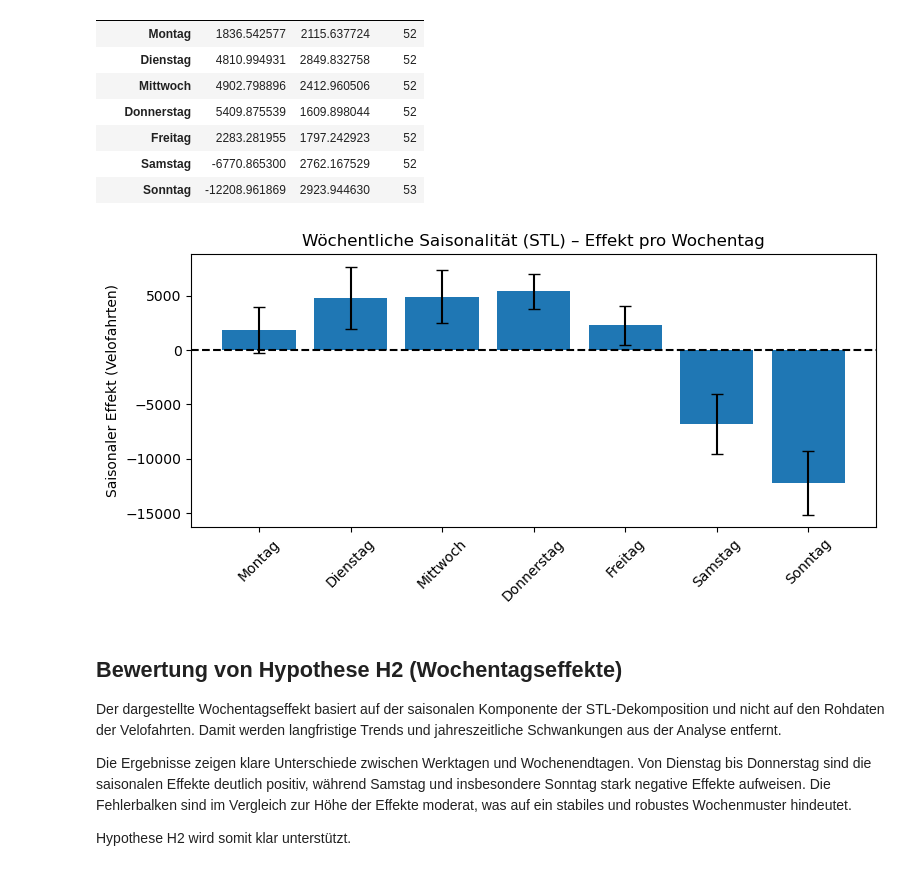
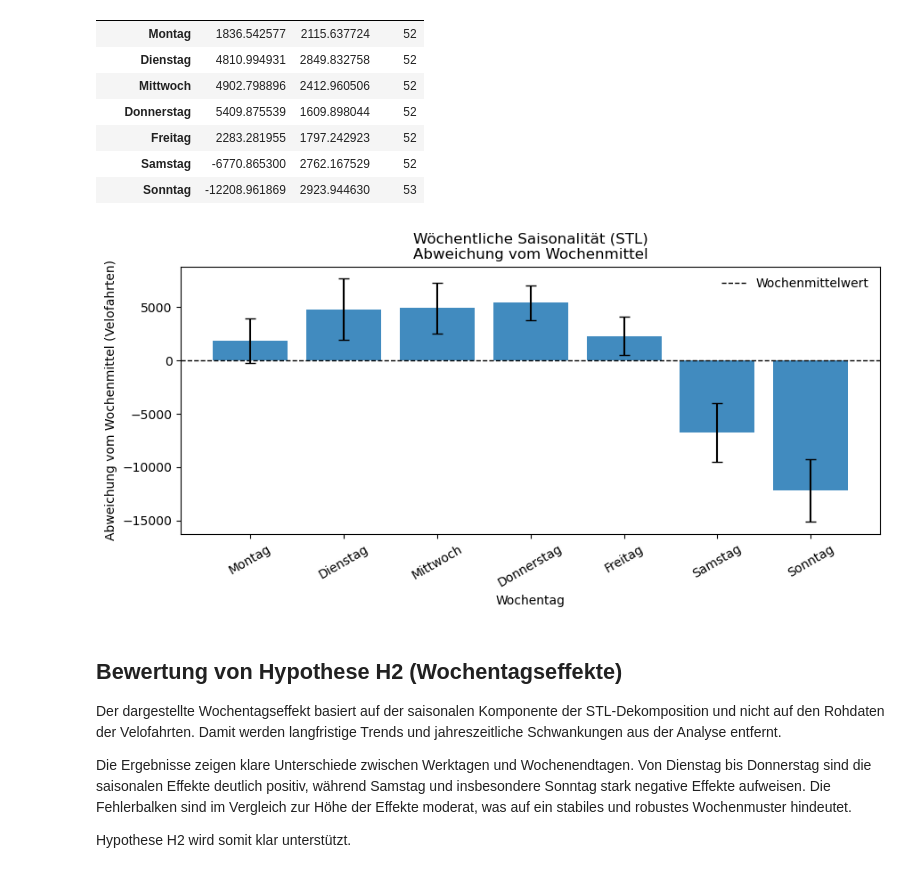
Before and after one commit to AndrinThePy/Statistik_II_Projekt, a Jupyter notebook: analyse.ipynb, the cells around one changed output. Drawn from its saved outputs; the diff is of its cells as text; code cells hidden in the pictures.

```diff
--- a/analyse.ipynb
+++ b/analyse.ipynb
@@ -836,23 +836,38 @@ weekday_season
 | Samstag | -6770.865300 | 2762.167529 | 52 |
 | Sonntag | -12208.961869 | 2923.944630 | 53 |
 # %%
-plt.figure(figsize=(8,4))
+plt.figure(figsize=(9,4.5))
 
+# Balkendiagramm mit Fehlerbalken
 plt.bar(
     weekday_season.index,
     weekday_season["mean"],
     yerr=weekday_season["std"],
-    capsize=4
+    capsize=4,
+    alpha=0.85
 )
 
-plt.axhline(0, color="black", linestyle="--")
-plt.ylabel("Saisonaler Effekt (Velofahrten)")
-plt.title("Wöchentliche Saisonalität (STL) – Effekt pro Wochentag")
-plt.xticks(rotation=45)
+# Referenzlinie: Wochenmittelwert
+plt.axhline(
+    0,
+    color="black",
+    linestyle="--",
+    linewidth=1,
+    label="Wochenmittelwert"
+)
+
+# Achsen & Titel
+plt.ylabel("Abweichung vom Wochenmittel (Velofahrten)")
+plt.xlabel("Wochentag")
+plt.title("Wöchentliche Saisonalität (STL)\nAbweichung vom Wochenmittel")
+
+# Layout-Feinschliff
+plt.xticks(rotation=30)
+plt.legend(frameon=False)
 plt.tight_layout()
 plt.show()
 # %% [output]
-[figure, old version]
+[figure, new version]
 # %% [markdown]
 ## Bewertung von Hypothese H2 (Wochentagseffekte)
 
```
Also changed, not shown: parts of 5 cells of this notebook.
